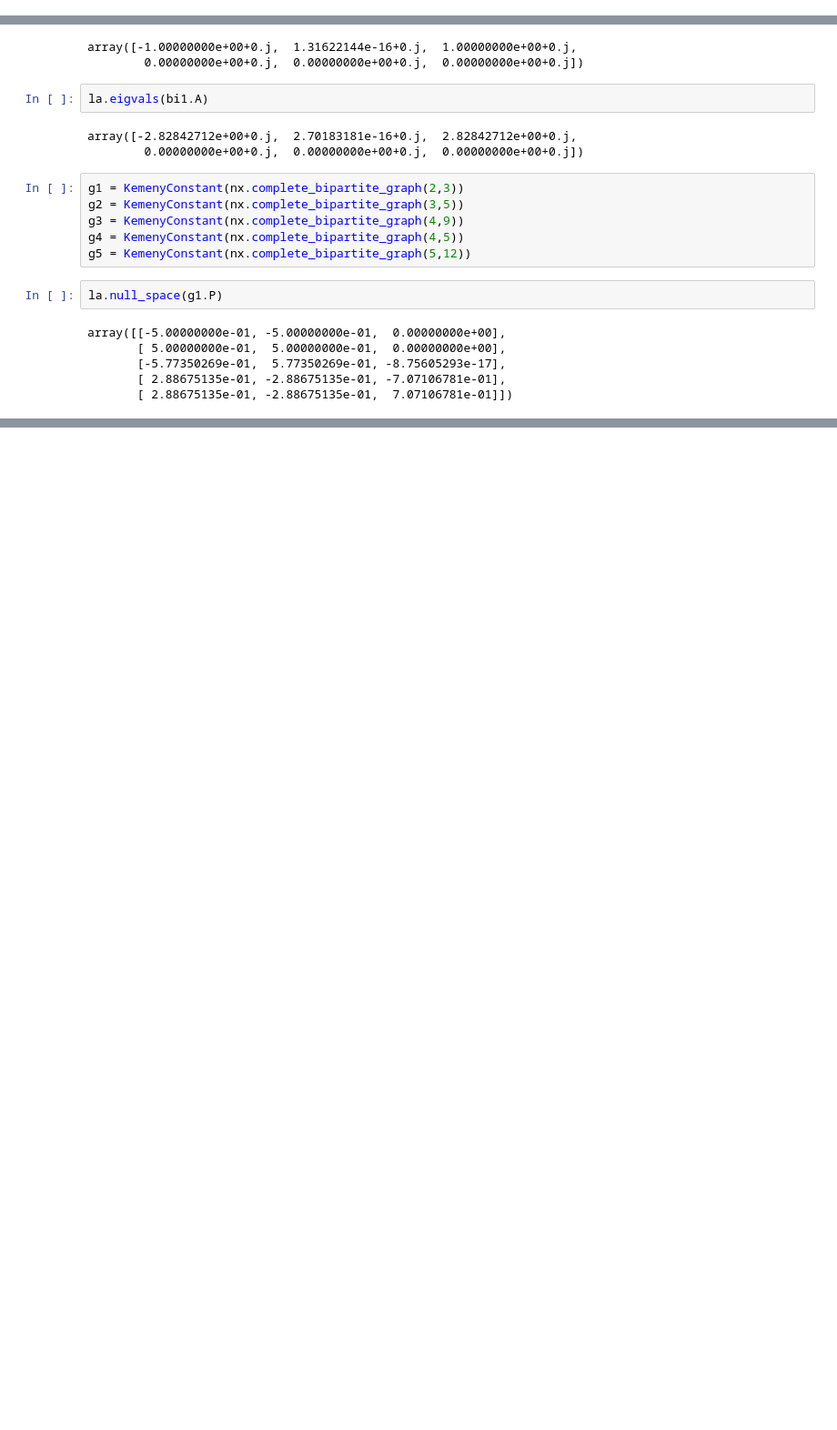
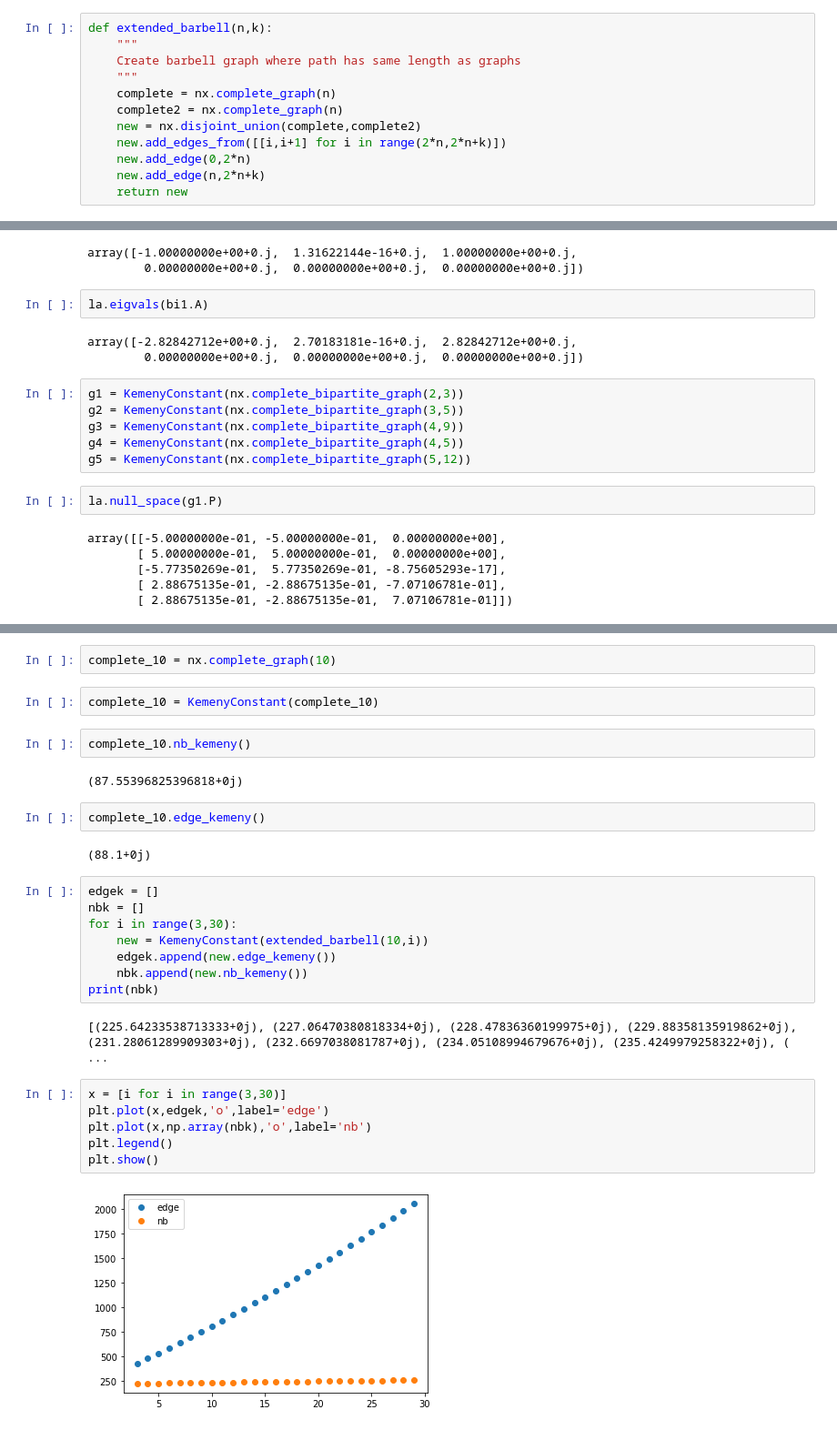
Before and after one commit to cglover13/research, a Jupyter notebook: Kempton/kemeny_constant.ipynb, the cells around one changed output, grey strips where cells are left out. Shown: that part at 91% size. Cells and saved outputs as stored; diff of their text form; blank space fills up the shorter version.

```diff
--- a/Kempton/kemeny_constant.ipynb
+++ b/Kempton/kemeny_constant.ipynb
@@ -77,3 +77,15 @@ class KemenyConstant:
             if np.round(v,5) != 1:
                 k += 1/(1-v)
         return k
+# %%
+def extended_barbell(n,k):
+    """
+    Create barbell graph where path has same length as graphs
+    """
+    complete = nx.complete_graph(n)
+    complete2 = nx.complete_graph(n)
+    new = nx.disjoint_union(complete,complete2)
+    new.add_edges_from([[i,i+1] for i in range(2*n,2*n+k)])
+    new.add_edge(0,2*n)
+    new.add_edge(n,2*n+k)
+    return new
@@ -517,0 +590,30 @@ array([[-5.00000000e-01, -5.00000000e-01,  0.00000000e+00],
+# %%
+complete_10 = nx.complete_graph(10)
+# %%
+complete_10 = KemenyConstant(complete_10)
+# %%
+complete_10.nb_kemeny()
+# %% [output]
+(87.55396825396818+0j)
+# %%
+complete_10.edge_kemeny()
+# %% [output]
+(88.1+0j)
+# %%
+edgek = []
+nbk = []
+for i in range(3,30):
+    new = KemenyConstant(extended_barbell(10,i))
+    edgek.append(new.edge_kemeny())
+    nbk.append(new.nb_kemeny())
+print(nbk)
+# %% [output]
+[(225.64233538713333+0j), (227.06470380818334+0j), (228.47836360199975+0j), (229.88358135919862+0j), (231.28061289909303+0j), (232.6697038081787+0j), (234.05108994679676+0j), (235.4249979258322+0j), ( ...
+# %%
+x = [i for i in range(3,30)]
+plt.plot(x,edgek,'o',label='edge')
+plt.plot(x,np.array(nbk),'o',label='nb')
+plt.legend()
+plt.show()
+# %% [output]
+[figure, added]
```
Also changed, not shown: parts of 27 cells of this notebook, 15 other files.
